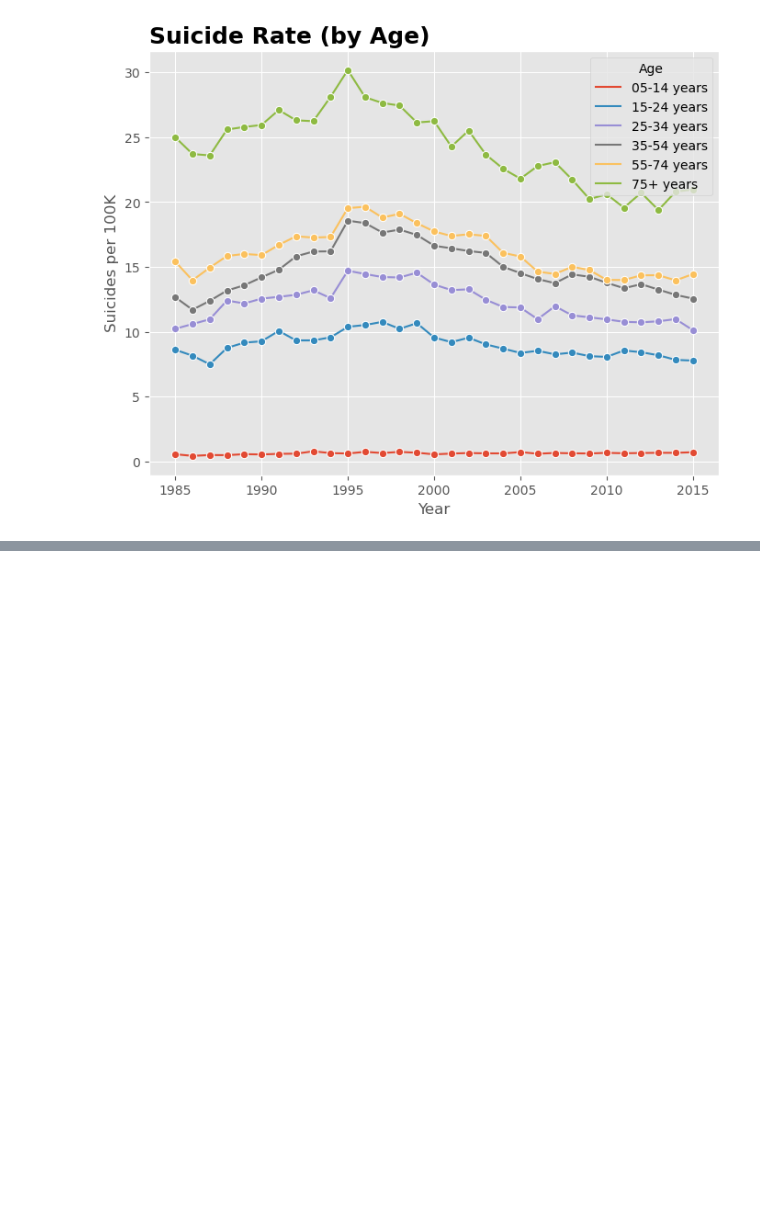
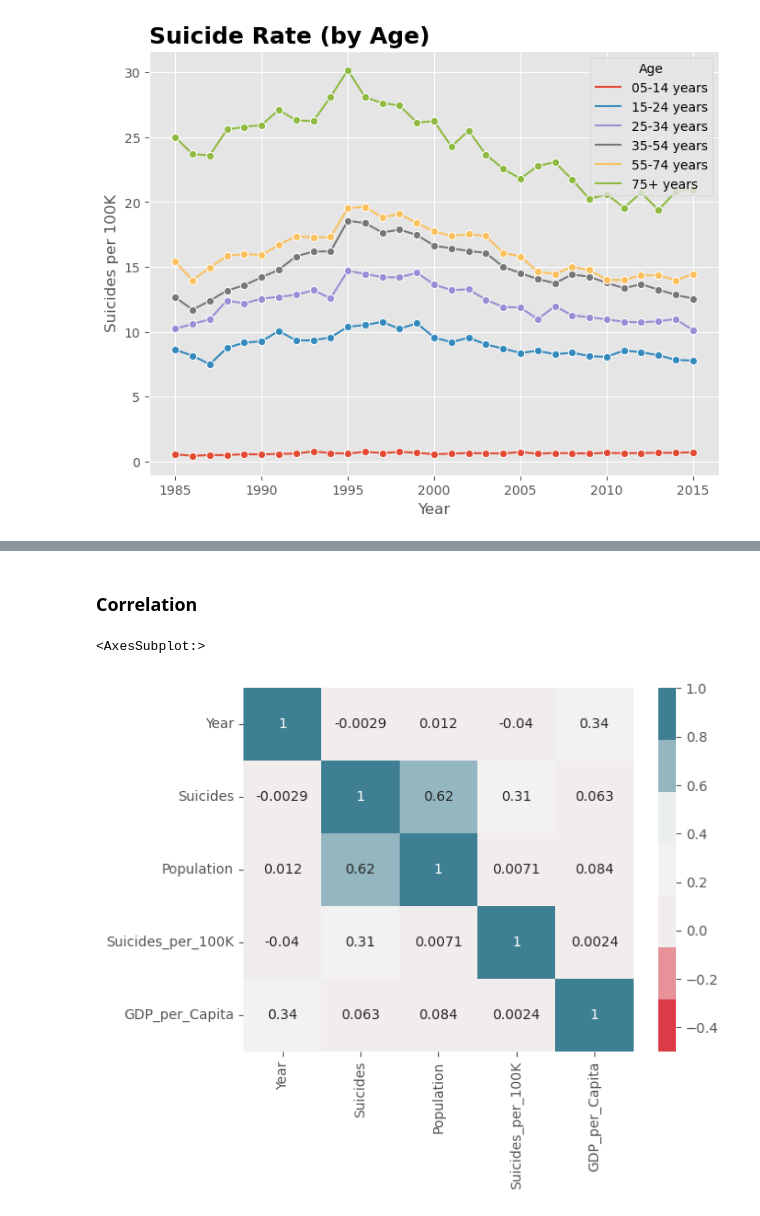
Before and after one commit to JaimeVRodriguez/suicide_rates_eda, a Jupyter notebook: notebooks/suicide_rate_eda.ipynb, the cells around one changed output, grey strips where cells are left out. Drawn from its saved outputs; the diff is of its cells as text; code cells hidden in the pictures; blank space fills up the shorter version.

Commit message:
add correlation

```diff
--- a/notebooks/suicide_rate_eda.ipynb
+++ b/notebooks/suicide_rate_eda.ipynb
@@ -149,2 +138,12 @@ plot.ser_hbar_plot(high_five_ratio, 'Highest 5 Countries (per 100K)', 'Suicides
 [figure]
 [figure]
+# %% [markdown]
+### Correlation
+# %%
+sns.heatmap(data.corr(), annot=True,
+            cmap=sns.diverging_palette(10, 220, sep=80, n=7),
+            vmin = -0.5,
+            vmax = 1)
+# %% [output]
+<AxesSubplot:>
+[figure, added]
```
Also changed, not shown: parts of 2 cells of this notebook.
